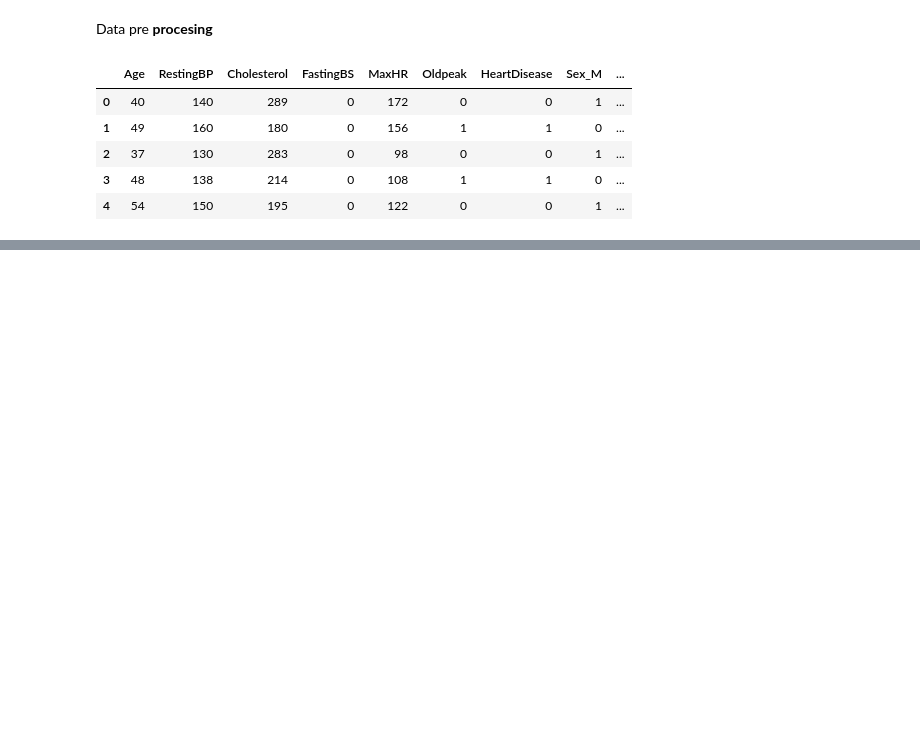
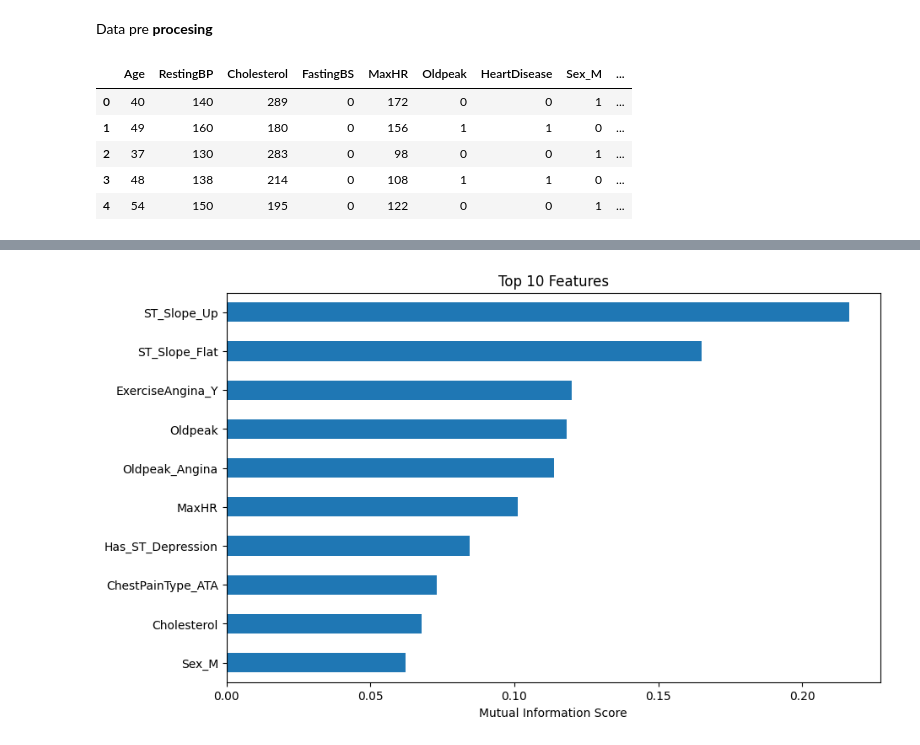
Before and after one commit to mubashirbappi5/ml-archive, a Jupyter notebook: Ml_P2.ipynb, the cells around one changed output, grey strips where cells are left out. Saved outputs shown, nothing was run; the diff lists cells and outputs as text; code cells hidden in the pictures; blank space fills up the shorter version.

```diff
--- a/Ml_P2.ipynb
+++ b/Ml_P2.ipynb
@@ -208,0 +225,3 @@ df_encode.head()
+# %%
+df['MaxHR_Ratio'] = df['MaxHR'] / (220 - df['Age'])
+df.head()
@@ -208,0 +366,14 @@ df_encode.head()
+# %%
+top_10 = feature_scores.head(10)
+
+top_10.plot(
+    kind='barh',
+    figsize=(10, 6)
+)
+
+plt.title('Top 10 Features')
+plt.xlabel('Mutual Information Score')
+plt.gca().invert_yaxis()
+plt.show()
+# %% [output]
+[figure, added]
```
Also changed, not shown: parts of 15 cells of this notebook.
